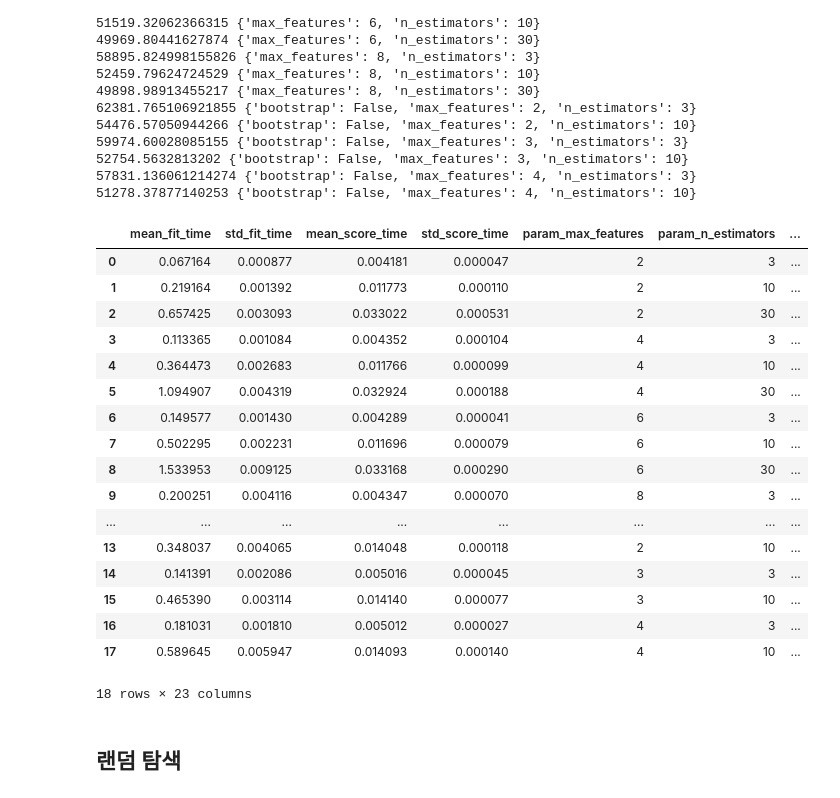
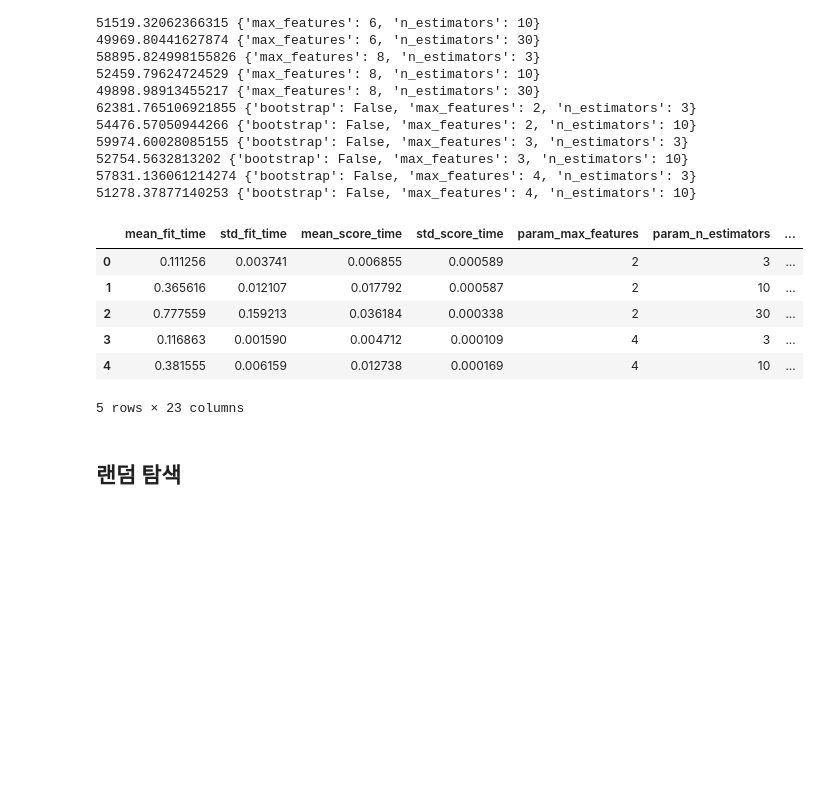
Before and after one commit to fasthill/Hands_on_ML2, a Jupyter notebook: 02_end_to_end_machine_learning_project.ipynb, the cells around one changed output. Saved outputs shown, nothing was run; the diff lists cells and outputs as text; code cells hidden in the pictures; blank space fills up the shorter version.

```diff
--- a/02_end_to_end_machine_learning_project.ipynb
+++ b/02_end_to_end_machine_learning_project.ipynb
@@ -1180,26 +1194,15 @@ for mean_score, params in zip(cvres["mean_test_score"], cvres["params"]):
 57831.136061214274 {'bootstrap': False, 'max_features': 4, 'n_estimators': 3}
 51278.37877140253 {'bootstrap': False, 'max_features': 4, 'n_estimators': 10}
 # %%
-pd.DataFrame(grid_search.cv_results_)
+pd.DataFrame(grid_search.cv_results_).head() # 보기 좋게 dataframe 사용
 # %% [output]
 |  | mean_fit_time | std_fit_time | mean_score_time | std_score_time | param_max_features | param_n_estimators | ... |
-| 0 | 0.067164 | 0.000877 | 0.004181 | 0.000047 | 2 | 3 | ... |
-| 1 | 0.219164 | 0.001392 | 0.011773 | 0.000110 | 2 | 10 | ... |
-| 2 | 0.657425 | 0.003093 | 0.033022 | 0.000531 | 2 | 30 | ... |
-| 3 | 0.113365 | 0.001084 | 0.004352 | 0.000104 | 4 | 3 | ... |
-| 4 | 0.364473 | 0.002683 | 0.011766 | 0.000099 | 4 | 10 | ... |
-| 5 | 1.094907 | 0.004319 | 0.032924 | 0.000188 | 4 | 30 | ... |
-| 6 | 0.149577 | 0.001430 | 0.004289 | 0.000041 | 6 | 3 | ... |
-| 7 | 0.502295 | 0.002231 | 0.011696 | 0.000079 | 6 | 10 | ... |
-| 8 | 1.533953 | 0.009125 | 0.033168 | 0.000290 | 6 | 30 | ... |
-| 9 | 0.200251 | 0.004116 | 0.004347 | 0.000070 | 8 | 3 | ... |
-| ... | ... | ... | ... | ... | ... | ... | ... |
-| 13 | 0.348037 | 0.004065 | 0.014048 | 0.000118 | 2 | 10 | ... |
-| 14 | 0.141391 | 0.002086 | 0.005016 | 0.000045 | 3 | 3 | ... |
-| 15 | 0.465390 | 0.003114 | 0.014140 | 0.000077 | 3 | 10 | ... |
-| 16 | 0.181031 | 0.001810 | 0.005012 | 0.000027 | 4 | 3 | ... |
-| 17 | 0.589645 | 0.005947 | 0.014093 | 0.000140 | 4 | 10 | ... |
+| 0 | 0.111256 | 0.003741 | 0.006855 | 0.000589 | 2 | 3 | ... |
+| 1 | 0.365616 | 0.012107 | 0.017792 | 0.000587 | 2 | 10 | ... |
+| 2 | 0.777559 | 0.159213 | 0.036184 | 0.000338 | 2 | 30 | ... |
+| 3 | 0.116863 | 0.001590 | 0.004712 | 0.000109 | 4 | 3 | ... |
+| 4 | 0.381555 | 0.006159 | 0.012738 | 0.000169 | 4 | 10 | ... |
-18 rows × 23 columns
+5 rows × 23 columns
 # %% [markdown]
 ## 랜덤 탐색
 # %%
```
Also changed, not shown: parts of 19 cells of this notebook.
